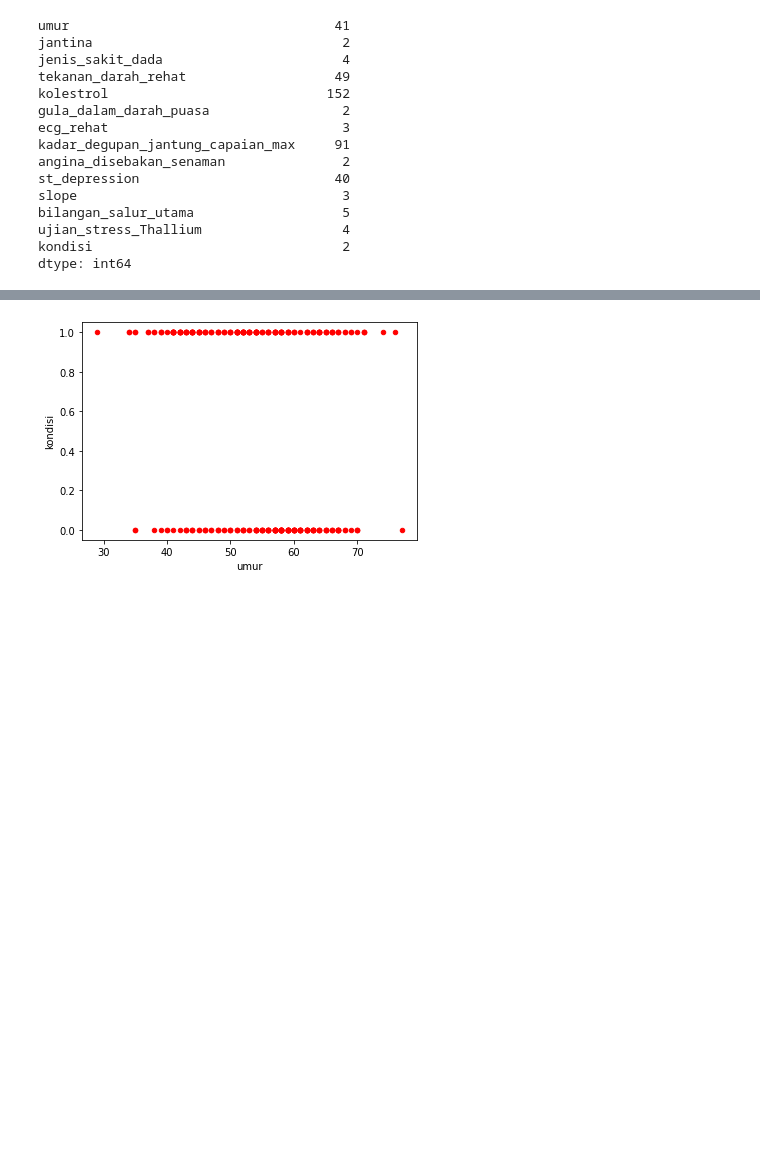
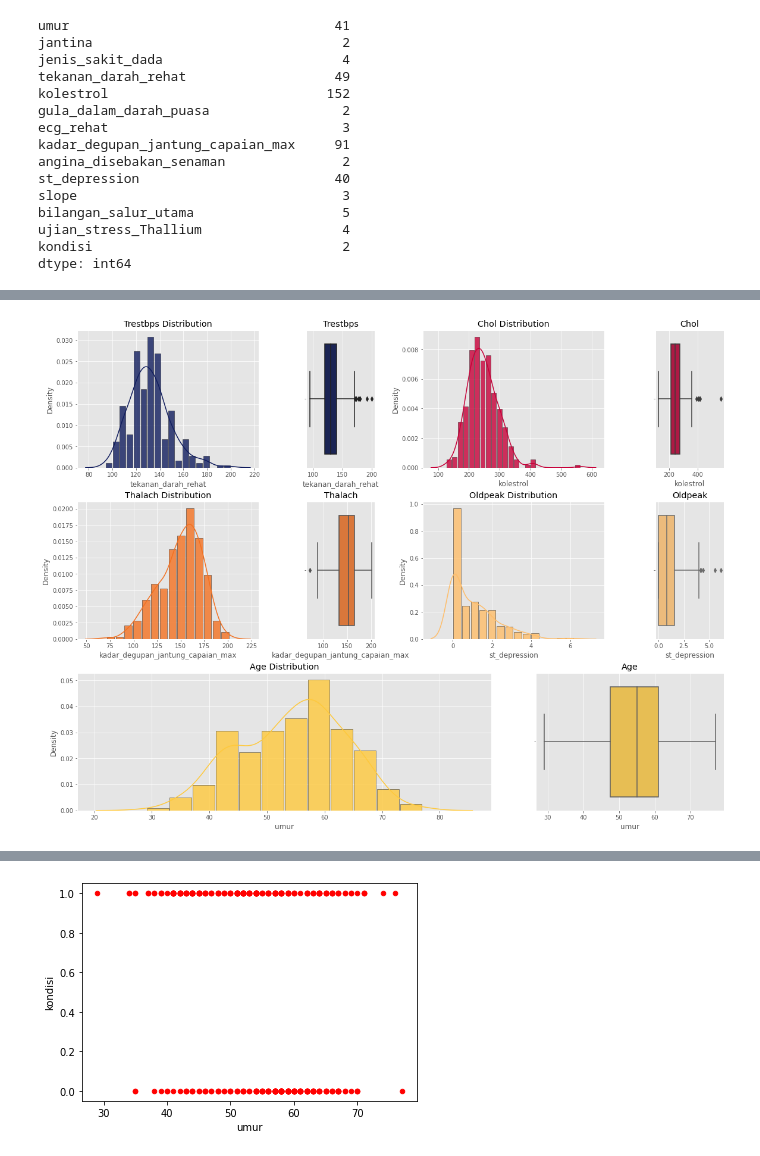
Before and after one commit to AR-Mustakim/replay-ML-basic, a Jupyter notebook: b_linearRegression.ipynb, the cells around one changed output, grey strips where cells are left out. Cells and saved outputs as stored; diff of their text form; code cells hidden in the pictures; blank space fills up the shorter version.

```diff
--- a/b_linearRegression.ipynb
+++ b/b_linearRegression.ipynb
@@ -88,0 +105,16 @@ dtype: int64
+# %%
+dataset['jantina'] = dataset['jantina'].map({0:'female',1:'male'})
+
+dataset['jenis_sakit_dada']= dataset['jenis_sakit_dada'].map({3:'asymptomatic', 1:'atypical_angina', 2:'non_anginal_pain', 0:'typical_angina'})
+
+dataset['gula_dalam_darah_puasa'] = dataset['gula_dalam_darah_puasa'].map({0:'less_than_120mg/ml',1:'greater_than_120mg/ml'})
+
+dataset['ecg_rehat'] = dataset['ecg_rehat'].map({0:'normal',1:'ST-T_wave_abnormality',2:'left_ventricular_hypertrophy'})
+
+dataset['angina_disebakan_senaman'] = dataset['angina_disebakan_senaman'].map({0:'no',1:'yes'})
+
+dataset['slope'] = dataset['slope'].map({0:'upsloping',1:'flat',2:'downsloping'})
+
+dataset['ujian_stress_Thallium'] = dataset['ujian_stress_Thallium'].map({1:'fixed_defect',0:'normal',2:'reversable_defect'})
+
+dataset['kondisi'] = dataset['kondisi'].map({0:'no_disease', 1:'has_disease'})
@@ -88,0 +158,83 @@ dtype: int64
+# %%
+# Displaying numeric distribution:
+
+fig = plt.figure(constrained_layout=True, figsize=(16, 12))
+grid = gridspec.GridSpec(ncols=6, nrows=3, figure=fig)
+ax1 = fig.add_subplot(grid[0, :2])
+ax1.set_title('Trestbps Distribution')
+
+sns.distplot(dataset[continuous[1]],
+                 hist_kws={
+                 'rwidth': 0.85,
+                 'edgecolor': 'black',
+                 'alpha': 0.8},
+                 color=cust_palt[0])
+
+ax15 = fig.add_subplot(grid[0, 2:3])
+ax15.set_title('Trestbps')
+
+sns.boxplot(dataset[continuous[1]], orient='v', color=cust_palt[0])
+
+ax2 = fig.add_subplot(grid[0, 3:5])
+ax2.set_title('Chol Distribution')
+
+sns.distplot(dataset[continuous[2]],
+                 hist_kws={
+                 'rwidth': 0.85,
+                 'edgecolor': 'black',
+                 'alpha': 0.8},
+                 color=cust_palt[1])
+
+ax25 = fig.add_subplot(grid[0, 5:])
+ax25.set_title('Chol')
+
+sns.boxplot(dataset[continuous[2]], orient='v', color=cust_palt[1])
+
+ax3 = fig.add_subplot(grid[1, :2])
+ax3.set_title('Thalach Distribution')
+
+sns.distplot(dataset[continuous[3]],
+                 hist_kws={
+                 'rwidth': 0.85,
+                 'edgecolor': 'black',
+                 'alpha': 0.8},
+                 color=cust_palt[2])
+
+ax35 = fig.add_subplot(grid[1, 2:3])
+ax35.set_title('Thalach')
+
+sns.boxplot(dataset[continuous[3]], orient='v', color=cust_palt[2])
+
+ax4 = fig.add_subplot(grid[1, 3:5])
+ax4.set_title('Oldpeak Distribution')
+
+sns.distplot(dataset[continuous[4]],
+                 hist_kws={
+                 'rwidth': 0.85,
+                 'edgecolor': 'black',
+                 'alpha': 0.8},
+                 color=cust_palt[3])
+
+ax45 = fig.add_subplot(grid[1, 5:])
+ax45.set_title('Oldpeak')
+
+sns.boxplot(dataset[continuous[4]], orient='v', color=cust_palt[3])
+
+ax5 = fig.add_subplot(grid[2, :4])
+ax5.set_title('Age Distribution')
+
+sns.distplot(dataset[continuous[0]],
+                 hist_kws={
+                 'rwidth': 0.95,
+                 'edgecolor': 'black',
+                 'alpha': 0.8},
+                 color=cust_palt[4])
+
+ax55 = fig.add_subplot(grid[2, 4:])
+ax55.set_title('Age')
+
+sns.boxplot(dataset[continuous[0]], orient='h', color=cust_palt[4])
+
+plt.show()
+# %% [output]
+[figure, added]
```
Also changed, not shown: parts of 10 cells of this notebook, 1 other file.
